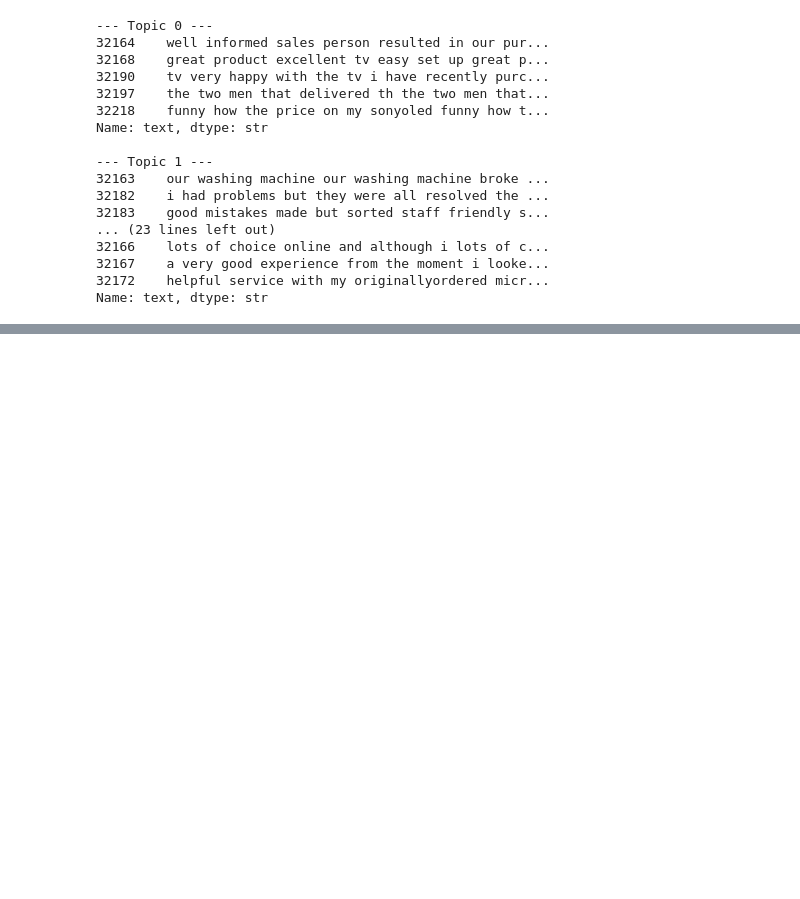
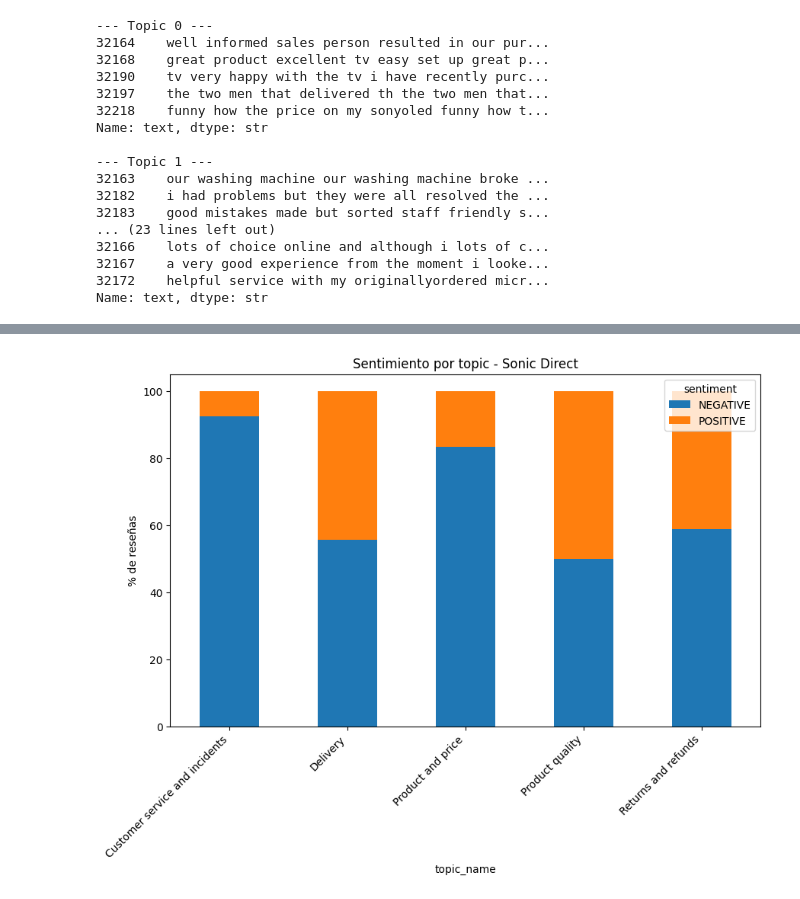
Before and after one commit to OscarFdz24/Proyecto_DeepLearning_NLP_Oscar_Fernandez, a Jupyter notebook: Review_NLP.ipynb, the cells around one changed output, grey strips where cells are left out. Cells and saved outputs as stored; diff of their text form; code cells hidden in the pictures; blank space fills up the shorter version.

```diff
--- a/Review_NLP.ipynb
+++ b/Review_NLP.ipynb
@@ -144,0 +311,11 @@ df_competencia["sentiment_score"] = scores_comp
+# %%
+# Traducimos el numero de cluster a una etiqueta legible para negocio.
+mapa_topics_empresa = {
+    0: "Product and price",
+    1: "Customer service and incidents",
+    2: "Delivery",
+    3: "Product quality",
+    4: "Returns and refunds"
+}
+
+df_empresa["topic_name"] = df_empresa["topic"].map(mapa_topics_empresa)
@@ -144,0 +338,10 @@ df_competencia["sentiment_score"] = scores_comp
+# %%
+# Calculamos la distribucion de sentimiento dentro de cada tema de la empresa.
+sent_topic_empresa = (
+    df_empresa.groupby(["topic_name", "sentiment"])
+    .size()
+    .unstack(fill_value=0)
+)
+
+sent_topic_empresa_pct = sent_topic_empresa.div(sent_topic_empresa.sum(axis=1), axis=0) * 100
+sent_topic_empresa_pct.round(2)
@@ -144,0 +356,9 @@ df_competencia["sentiment_score"] = scores_comp
+# %%
+# Grafico apilado para ver de un vistazo que temas concentran mas opiniones negativas.
+sent_topic_empresa_pct.plot(kind="bar", stacked=True, figsize=(10, 6))
+plt.title("Sentimiento por topic - Sonic Direct")
+plt.ylabel("% de rese?as")
+plt.xticks(rotation=45, ha="right")
+plt.show()
+# %% [output]
+[figure, added]
```
Also changed, not shown: parts of 41 cells of this notebook, 1 other file.
